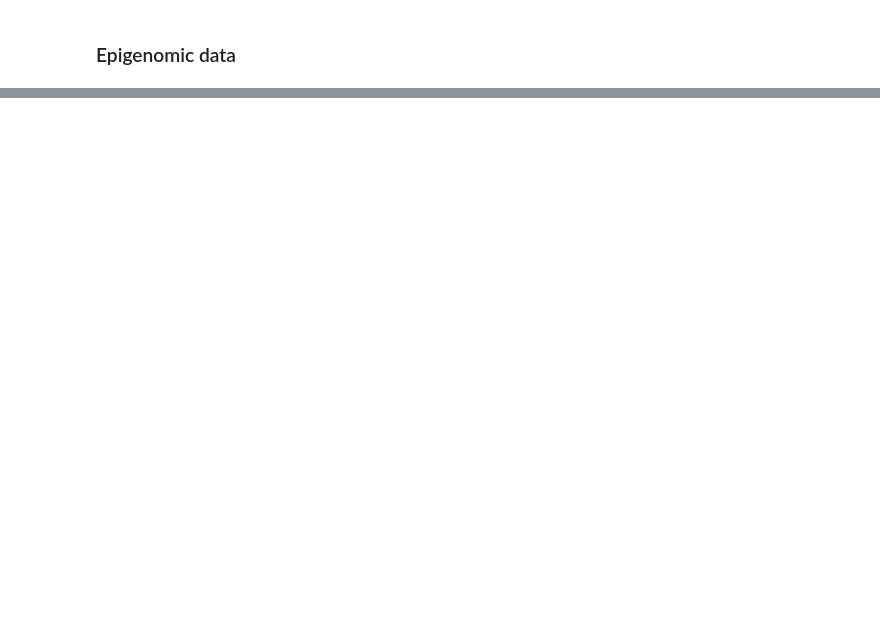
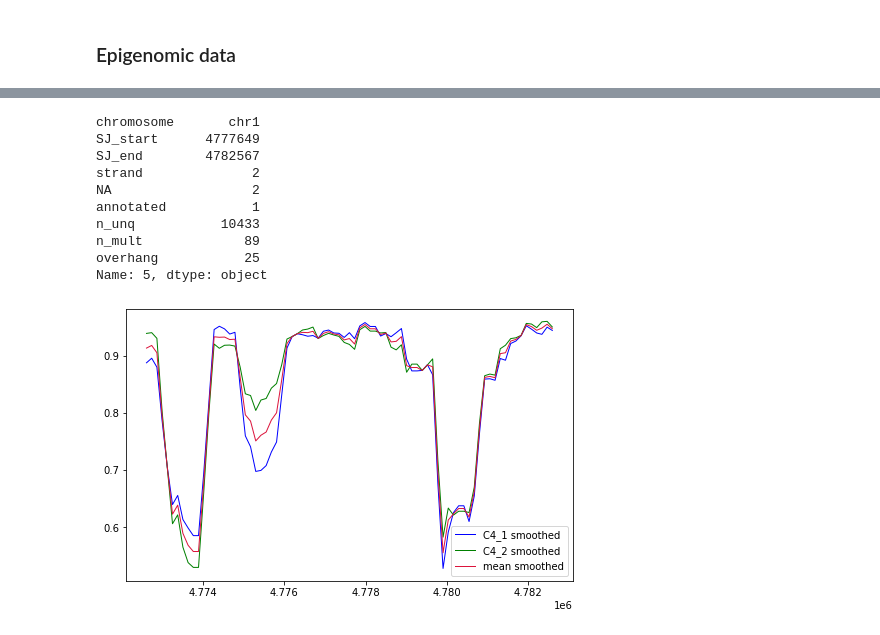
Before and after one commit to dmnburrows/deepNN_splice, a Jupyter notebook: data_process.ipynb, the cells around one changed output, grey strips where cells are left out. Drawn from its saved outputs; the diff is of its cells as text; code cells hidden in the pictures; blank space fills up the shorter version.

Commit message:
mc and atac norm + smootheing

```diff
--- a/data_process.ipynb
+++ b/data_process.ipynb
@@ -2079,10 +1739,0 @@ sum(l1[:,2] != l2[:,2])
-# %%
-#Define interval
-int_start, int_end = curr_sj['SJ_start'] - flank, curr_sj['SJ_start'] + flank
-
-curr_bw1 = bw.open(prac1)
-curr_bw2 = bw.open(prac2)
-for i in curr_bw.chroms().keys():
-    l1 = np.asarray(curr_bw1.intervals(i))
-    l2 = np.asarray(curr_bw2.intervals(i))
-    print(i, sum(l1[:,0] != l2[:,0]),sum(l1[:,1] != l2[:,1]),sum(l1[:,2] != l2[:,2]))
@@ -2109,0 +1740,4 @@ X 0 0 1260444
+# %%
+#PARS
+window_size = 8 #8 -> change???
+min_entries = 1 #minimum values in window to compute mean
@@ -2109,0 +1824,48 @@ X 0 0 1260444
+# %%
+#Visualise -> effect of averageing -> CG
+
+#SJ file
+sj = pd.read_csv('/cndd2/dburrows/DATA/splice/smartseq-rna_MOp_biccn/pseudobulk/gran1/L2-3_IT/SJ.out.tab',
+                 sep='\t', header=None, names=['chromosome', 'SJ_start', 'SJ_end', 'strand', 'NA', 'annotated',
+                                                 'n_unq', 'n_mult', 'overhang'])
+data_type = 'CG' #atac, cg or cac
+path = '/cndd2/dburrows/DATA/splice/snmcseq-mc_MOp_biccn/pseudobulk/gran1/' #path to celldirs
+curr_sj = sj.loc[5]
+print(curr_sj)
+#Data parameters
+#=======================================
+flank = 5000 #flanking context either side
+binsize=128
+
+#Define interval
+int_start, int_end = curr_sj['SJ_start'] - flank, curr_sj['SJ_start'] + flank
+
+#Compute interval for smoothed
+prac_chr = out_df[out_df['chr'] == curr_sj['chromosome'].split('chr')[-1]]
+prac_chr.index = np.arange(0,len(prac_chr))
+prac_sub = prac_chr.loc[int_start//128:((int_start//128) + (int_end - int_start)//128)]
+
+#Visualise mc tracks
+import pyBigWig as bw
+# Plot CH and CG methylation
+fig,ax = plt.subplots(figsize=(8,5))
+
+plt.plot(prac_sub['start'], prac_sub['C4_1_L2-3_IT_CG.bw'], linewidth=1, c='blue', label='C4_1 smoothed')
+plt.plot(prac_sub['start'], prac_sub['C4_2_L2-3_IT_CG.bw'], linewidth=1, c='green', label='C4_2 smoothed')
+plt.plot(prac_sub['start'], prac_sub['mean_smoothed'], linewidth=1, c='crimson', label='mean smoothed')
+
+plt.legend()
+
+plt.show()
+# %% [output]
+chromosome       chr1
+SJ_start      4777649
+SJ_end        4782567
+strand              2
+NA                  2
+annotated           1
+n_unq           10433
+n_mult             89
+overhang           25
+Name: 5, dtype: object
+[figure, added]
```
Also changed, not shown: parts of 47 cells of this notebook, 2 other files.
